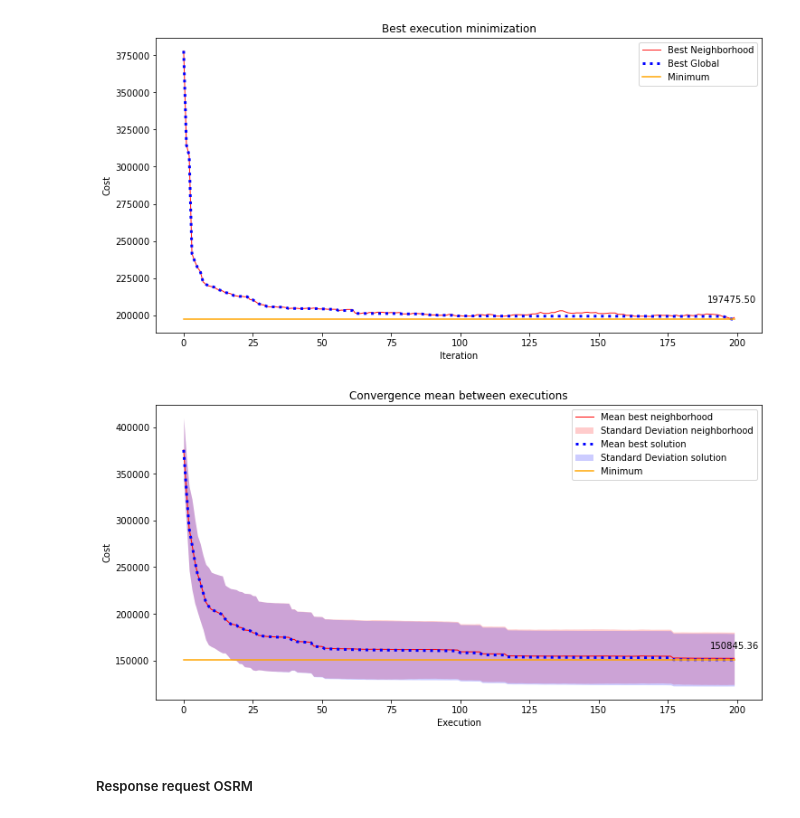
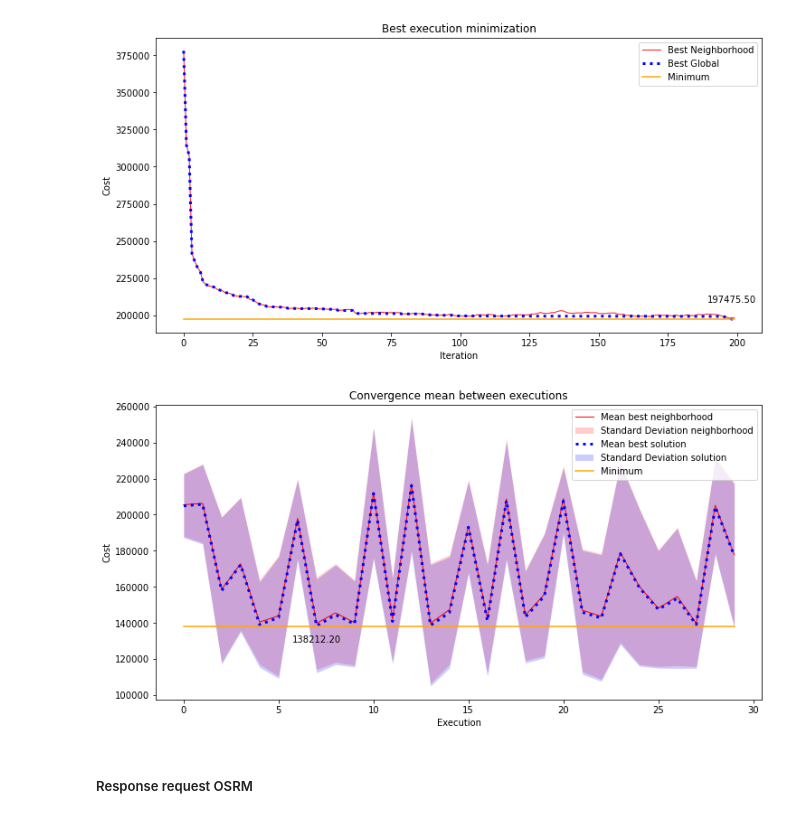
Before and after one commit to abner-lucas/Tabu-Search-CVRP, a Jupyter notebook: tabu_search_2_cvrp.ipynb, the cells around one changed output. Saved outputs shown, nothing was run; the diff lists cells and outputs as text; code cells hidden in the pictures.

Commit message:
graphic convergence executions

```diff
--- a/tabu_search_2_cvrp.ipynb
+++ b/tabu_search_2_cvrp.ipynb
@@ -273,12 +273,12 @@ n = len(best_tabu.best_neighborhood["y"])
 cost1 = []
 for tabu in tabu_search_list:
     cost1.append(tabu.best_neighborhood["y"].values)
-for i in range(n):
+for i in range(len(cost1)):
     mean = []
     std = []
-    for j in range(len(cost1)):
-        mean.append(cost1[j][i])
-        std.append(cost1[j][i])
+    for j in range(n):
+        mean.append(cost1[i][j])
+        std.append(cost1[i][j])
     mean_neighborhood.append(np.mean(mean))
     std_neighborhood.append(np.std(std))
 
@@ -286,12 +286,12 @@ for i in range(n):
 cost2 = []
 for tabu in tabu_search_list:
     cost2.append(tabu.best_solutions["y"].values)
-for i in range(n):
+for i in range(len(cost2)):
     mean = []
     std = []
-    for j in range(len(cost2)):
-        mean.append(cost2[j][i])
-        std.append(cost2[j][i])
+    for j in range(n):
+        mean.append(cost2[i][j])
+        std.append(cost2[i][j])
     mean_solutions.append(np.mean(mean))
     std_solutions.append(np.std(std))
 
@@ -301,8 +301,8 @@ df_st_solutions = pd.DataFrame([mean_solutions, std_solutions], index=['mean','s
 print(f'-------------- Avaliação geral do modelo ----------------')
 print(f'Média entre os melhores das vizinhanças: {np.mean(df_st_neighborhood["mean"]):.2f}')
 print(f'Desvio padrão entre os melhores vizinhanças: {np.mean(df_st_neighborhood["std"]):.2f}')
-print(f'Média de custo das soluções: {np.mean(df_st_solutions["mean"]):.2f}')
-print(f'Desvio padrão das soluções: {np.mean(df_st_solutions["std"]):.2f}')
+print(f'Média das melhores soluções globais: {np.mean(df_st_solutions["mean"]):.2f}')
+print(f'Desvio padrão das melhores soluções globais: {np.mean(df_st_solutions["std"]):.2f}')
 # %% [output]
 -------------- Avaliação geral do modelo ----------------
 Média entre os melhores das vizinhanças: 167248.34
@@ -385,31 +385,31 @@ plt.show()
 [figure]
 # %%
 #Convergência entre as execuções
-x = np.arange(0, max_iterations, 1)
+x = np.arange(0, max_executions, 1)
 #ordenar df e passar os valores para listas
 y1 = df_st_neighborhood["mean"].values
 y1err = df_st_neighborhood["std"].values
 y2 = df_st_solutions["mean"].values
 y2err = df_st_solutions["std"].values
 
 colors = ['red', 'blue', 'green', 'orange', 'black', 'purple', 'brown', 'pink', 'gray', 'olive', 'cyan']
 
 fig, (ax0) = plt.subplots(nrows=1, ncols=1, sharex=True, figsize=(12, 6))
 ax0.plot(x, y1, color='red', lw=1)
 ax0.fill_between(x, y1-y1err, y1+y1err, color='red', alpha=0.2,  linewidth=0.0)
 ax0.set_title('Convergence mean between executions')
 ax0.set_xlabel('Execution')
 ax0.set_ylabel('Cost')
 ax0.plot(x, y2, color='blue', lw=3, linestyle=':')
 ax0.fill_between(x, y2-y2err, y2+y2err, color='blue', alpha=0.2, linewidth=0.0)
 ax0.plot(x, [y2.min() for _ in range(len(x))], color='orange', label="Minimum")
 index_min = y2.tolist().index(y2.min())
-ax0.annotate(f'{y2.min():.2f}', (index_min, y2.min()), xytext=(index_min, y2.min()+10000), ha='center', va='bottom')
+ax0.annotate(f'{y2.min():.2f}', (index_min, y2.min()), xytext=(index_min, y2.min()-10000), ha='center', va='bottom')
 ax0.legend(['Mean best neighborhood','Standard Deviation neighborhood','Mean best solution','Standard Deviation solution', 'Minimum'])
 plt.savefig('results/graphic_convergence_executions', dpi = 300)
 plt.show()
 # %% [output]
-[figure, old version]
+[figure, new version]
 # %% [markdown]
 ##### Response request OSRM
 # %%
```
Also changed, not shown: parts of 1 cell of this notebook, 2 other files.
